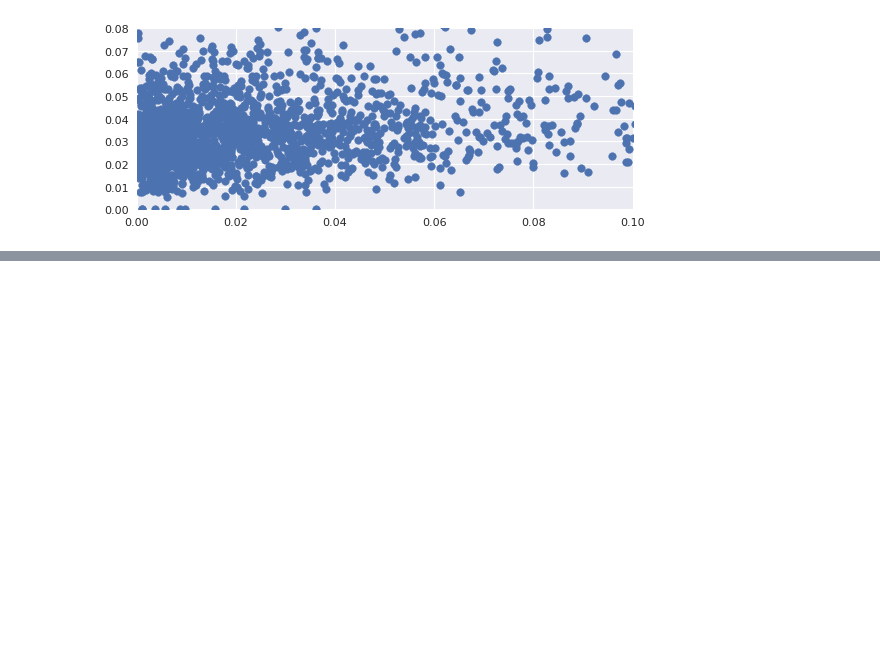
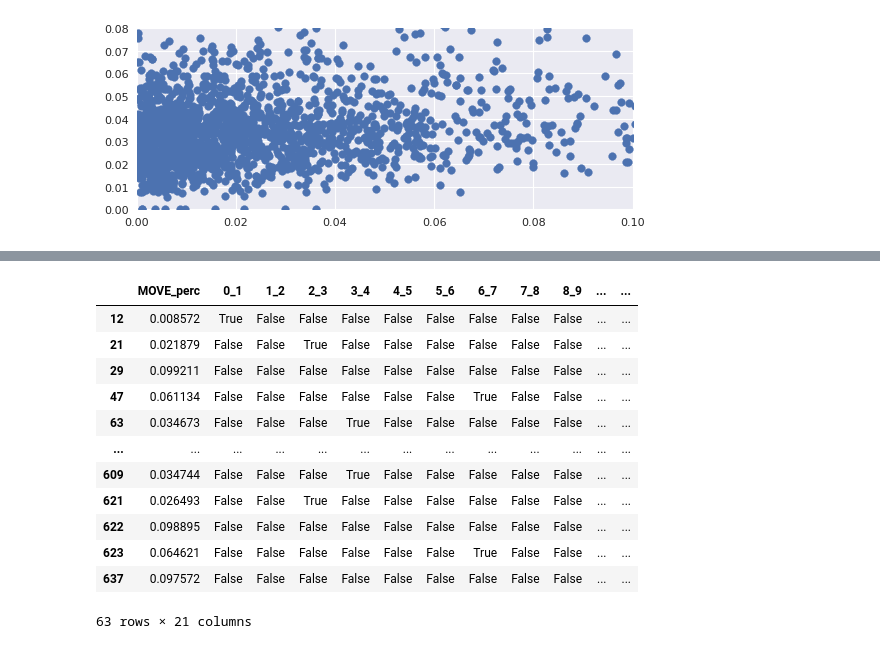
Before and after one commit to adevrent/vol_products_ftx, a Jupyter notebook: ftx_move.ipynb, the cells around one changed output, grey strips where cells are left out. Saved outputs shown, nothing was run; the diff lists cells and outputs as text; code cells hidden in the pictures; blank space fills up the shorter version.

```diff
--- a/ftx_move.ipynb
+++ b/ftx_move.ipynb
@@ -99,3 +100,6 @@ release_day = list(set(prio1 + prio2))
 # %%
-df["MOVE_perc"].loc[df["date"].isin(prio1)]
+list_name = prio1
+
+sliced_df = pd.DataFrame(df["MOVE_perc"].loc[df["date"].isin(list_name)])
+sliced_df
 # %% [output]
@@ -114,3 +119,39 @@ Name: MOVE_perc, Length: 63, dtype: float64
+# %%
+sliced_df["0_1"] = np.array((sliced_df["MOVE_perc"] >= 0) & (sliced_df["MOVE_perc"] < 0.01))
+sliced_df["1_2"] = np.array((sliced_df["MOVE_perc"] >= 0.01) & (sliced_df["MOVE_perc"] < 0.02))
+sliced_df["2_3"] = np.array((sliced_df["MOVE_perc"] >= 0.02) & (sliced_df["MOVE_perc"] < 0.03))
+sliced_df["3_4"] = np.array((sliced_df["MOVE_perc"] >= 0.03) & (sliced_df["MOVE_perc"] < 0.04))
+sliced_df["4_5"] = np.array((sliced_df["MOVE_perc"] >= 0.04) & (sliced_df["MOVE_perc"] < 0.05))
+sliced_df["5_6"] = np.array((sliced_df["MOVE_perc"] >= 0.05) & (sliced_df["MOVE_perc"] < 0.06))
+sliced_df["6_7"] = np.array((sliced_df["MOVE_perc"] >= 0.06) & (sliced_df["MOVE_perc"] < 0.07))
+sliced_df["7_8"] = np.array((sliced_df["MOVE_perc"] >= 0.07) & (sliced_df["MOVE_perc"] < 0.08))
+sliced_df["8_9"] = np.array((sliced_df["MOVE_perc"] >= 0.08) & (sliced_df["MOVE_perc"] < 0.09))
+sliced_df["9_10"] = np.array((sliced_df["MOVE_perc"] >= 0.09) & (sliced_df["MOVE_perc"] < 0.1))
+sliced_df["10_11"] = np.array((sliced_df["MOVE_perc"] >= 0.10) & (sliced_df["MOVE_perc"] < 0.11))
+sliced_df["11_12"] = np.array((sliced_df["MOVE_perc"] >= 0.11) & (sliced_df["MOVE_perc"] < 0.12))
+sliced_df["12_13"] = np.array((sliced_df["MOVE_perc"] >= 0.12) & (sliced_df["MOVE_perc"] < 0.13))
+sliced_df["13_14"] = np.array((sliced_df["MOVE_perc"] >= 0.13) & (sliced_df["MOVE_perc"] < 0.14))
+sliced_df["14_15"] = np.array((sliced_df["MOVE_perc"] >= 0.14) & (sliced_df["MOVE_perc"] < 0.15))
+sliced_df["15_16"] = np.array((sliced_df["MOVE_perc"] >= 0.15) & (sliced_df["MOVE_perc"] < 0.16))
+sliced_df["16_17"] = np.array((sliced_df["MOVE_perc"] >= 0.16) & (sliced_df["MOVE_perc"] < 0.17))
+sliced_df["17_18"] = np.array((sliced_df["MOVE_perc"] >= 0.17) & (sliced_df["MOVE_perc"] < 0.18))
+sliced_df["18_19"] = np.array((sliced_df["MOVE_perc"] >= 0.18) & (sliced_df["MOVE_perc"] < 0.19))
+sliced_df["19_20"] = np.array((sliced_df["MOVE_perc"] >= 0.19) & (sliced_df["MOVE_perc"] < 0.20))
+sliced_df
+# %% [output]
+|  | MOVE_perc | 0_1 | 1_2 | 2_3 | 3_4 | 4_5 | 5_6 | 6_7 | 7_8 | 8_9 | ... | ... |
+| 12 | 0.008572 | True | False | False | False | False | False | False | False | False | ... | ... |
+| 21 | 0.021879 | False | False | True | False | False | False | False | False | False | ... | ... |
+| 29 | 0.099211 | False | False | False | False | False | False | False | False | False | ... | ... |
+| 47 | 0.061134 | False | False | False | False | False | False | True | False | False | ... | ... |
+| 63 | 0.034673 | False | False | False | True | False | False | False | False | False | ... | ... |
+| ... | ... | ... | ... | ... | ... | ... | ... | ... | ... | ... | ... | ... |
+| 609 | 0.034744 | False | False | False | True | False | False | False | False | False | ... | ... |
+| 621 | 0.026493 | False | False | True | False | False | False | False | False | False | ... | ... |
+| 622 | 0.098895 | False | False | False | False | False | False | False | False | False | ... | ... |
+| 623 | 0.064621 | False | False | False | False | False | False | True | False | False | ... | ... |
+| 637 | 0.097572 | False | False | False | False | False | False | False | False | False | ... | ... |
+63 rows × 21 columns
 # %%
 # prio1 histogram
 figure(figsize=(8, 3), dpi=80)
```
Also changed, not shown: parts of 5 cells of this notebook, 1 other file.
